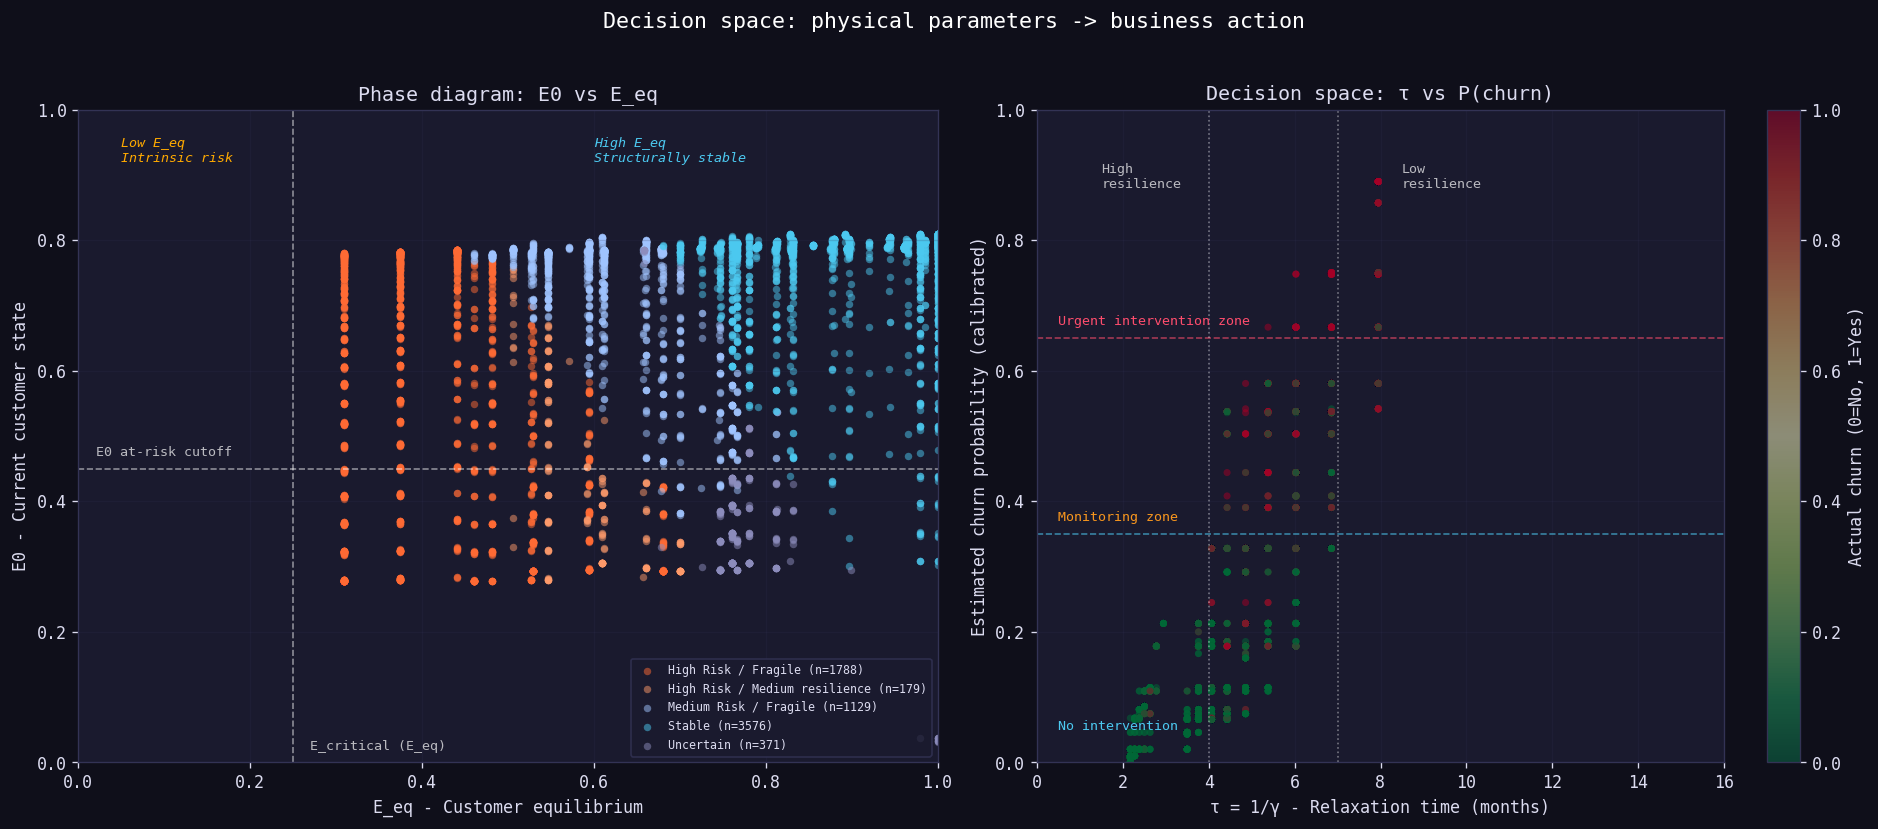
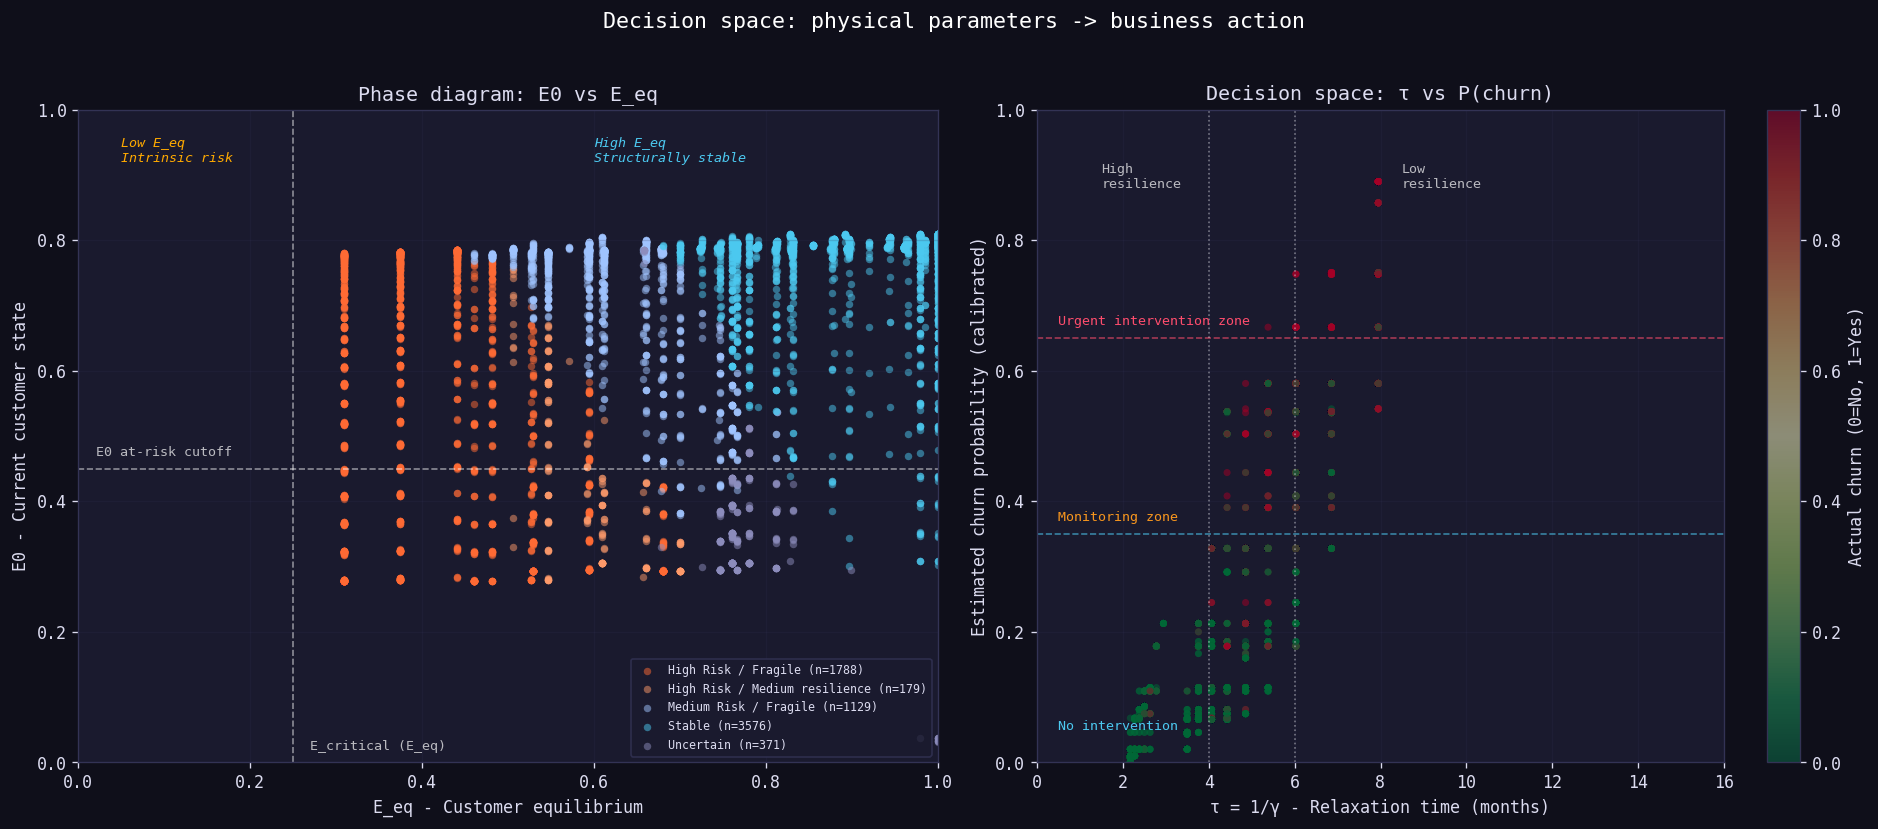
The change to this notebook cell's code, shown as a diff; its figure went from the first image to the second:
--- before
+++ after
@@ -43,5 +43,5 @@
 ax2.axhline(0.35, color=PALETTE['no_churn'], linestyle='--', alpha=0.6, linewidth=1)
 ax2.axvline(4, color='white', linestyle=':', alpha=0.4, linewidth=1)
-ax2.axvline(7, color='white', linestyle=':', alpha=0.4, linewidth=1)
+ax2.axvline(6, color='white', linestyle=':', alpha=0.4, linewidth=1)
 
 ax2.text(0.5, 0.67, 'Urgent intervention zone', color=PALETTE['churn'], fontsize=8)

Commit: update